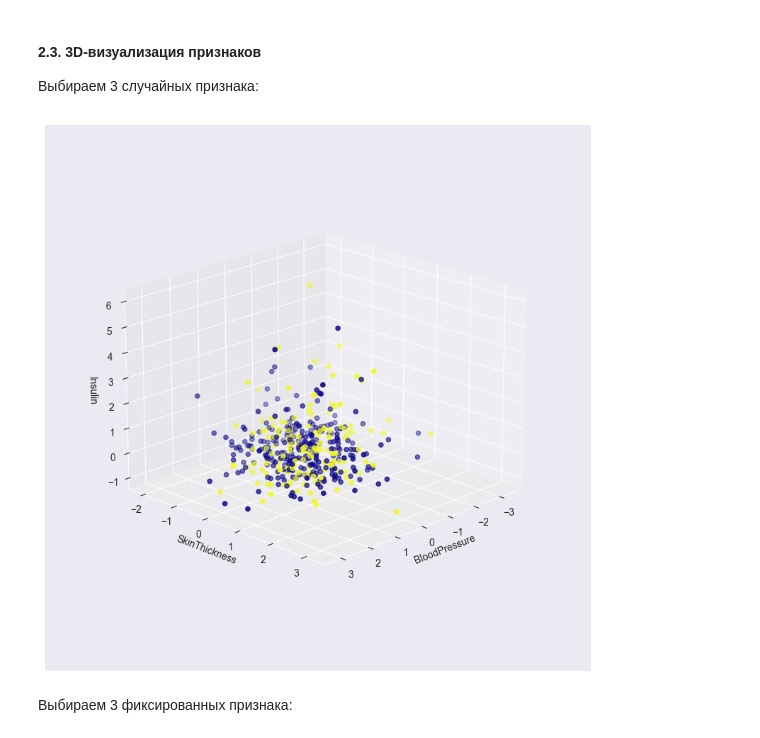
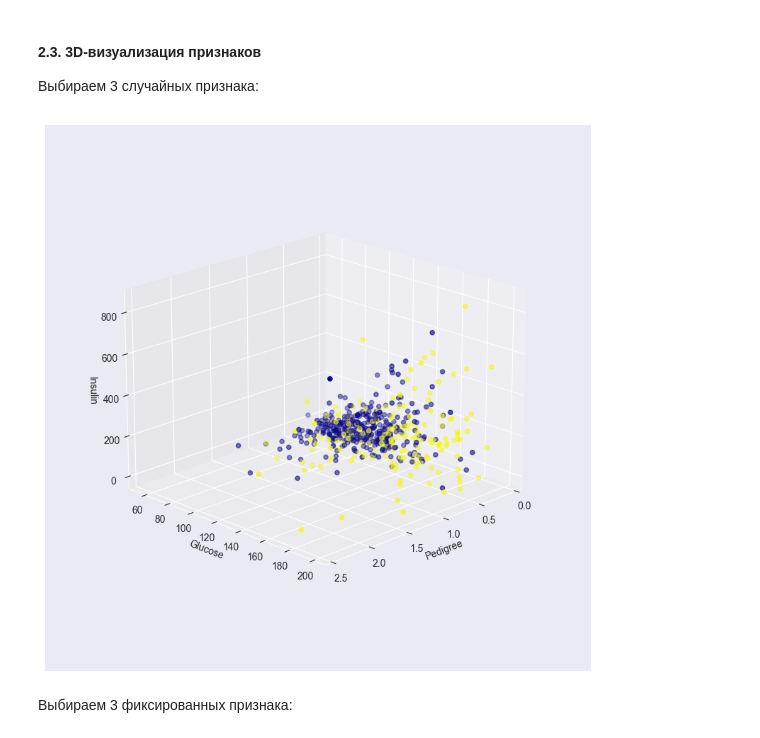
Before and after one commit to Vad1mChK/LabsAiSystems, a Jupyter notebook: lab4/lab4.ipynb, the cells around one changed output. Drawn from its saved outputs; the diff is of its cells as text; code cells hidden in the pictures.

```diff
--- a/lab4/lab4.ipynb
+++ b/lab4/lab4.ipynb
@@ -293,26 +262,29 @@ plt.show()
 
 Выбираем 3 случайных признака:
 # %%
-random_labels = train_x.sample(3, axis='columns')
+x = data.drop('Outcome', axis='columns')
+y = data['Outcome']
 
-x = random_labels.iloc[:, 0]
-y = random_labels.iloc[:, 1]
-z = random_labels.iloc[:, 2]
+random_columns = x.sample(3, axis='columns')
+
+coord_x = random_columns.iloc[:, 0]
+coord_y = random_columns.iloc[:, 1]
+coord_z = random_columns.iloc[:, 2]
 
 fig = plt.figure(figsize=(8, 8))
 ax = fig.add_subplot(111, projection='3d')
 
-ax.scatter(x, y, z, c=train_y, cmap='plasma')
-ax.set_xlabel(random_labels.columns[0])
-ax.set_ylabel(random_labels.columns[1])
-ax.set_zlabel(random_labels.columns[2])
+ax.scatter(coord_x, coord_y, coord_z, c=y, cmap='plasma')
+ax.set_xlabel(random_columns.columns[0])
+ax.set_ylabel(random_columns.columns[1])
+ax.set_zlabel(random_columns.columns[2])
 ax.view_init(elev=19.45, azim=45, roll=0)
 ax.set_box_aspect(None, zoom=0.8)
 
 fig.tight_layout()
 plt.show()
 # %% [output]
-[figure, old version]
+[figure, new version]
 # %% [markdown]
 Выбираем 3 фиксированных признака:
 # %%
```
Also changed, not shown: parts of 32 cells of this notebook, 1 other file.
